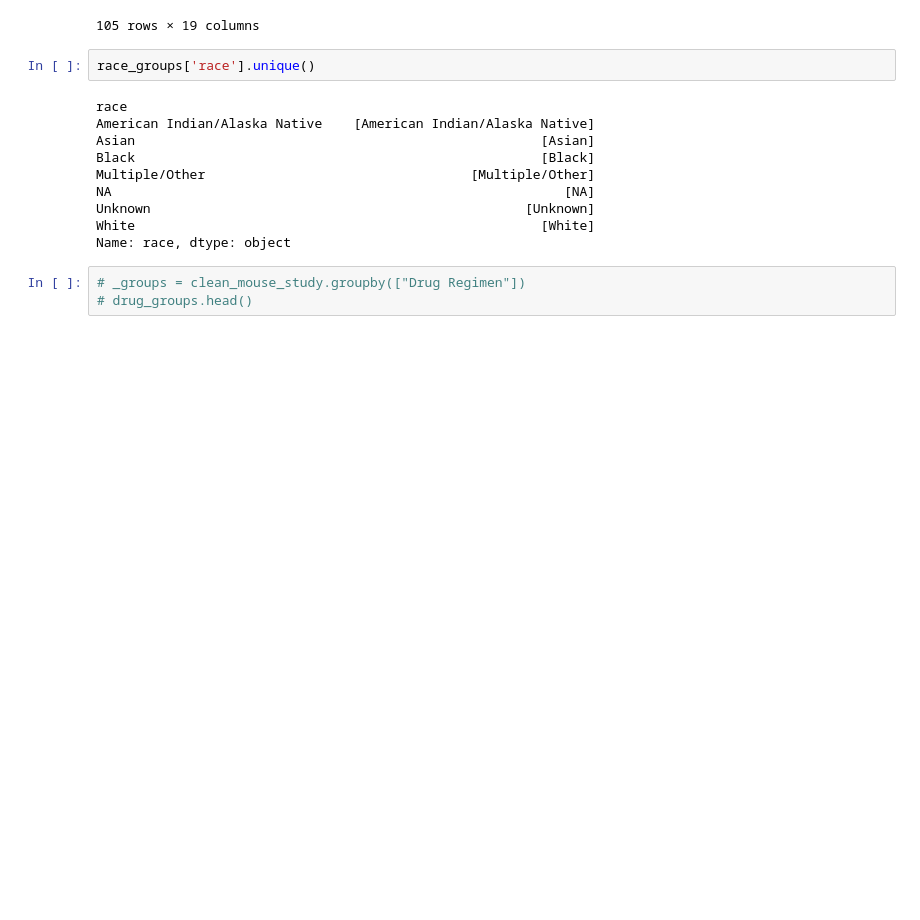
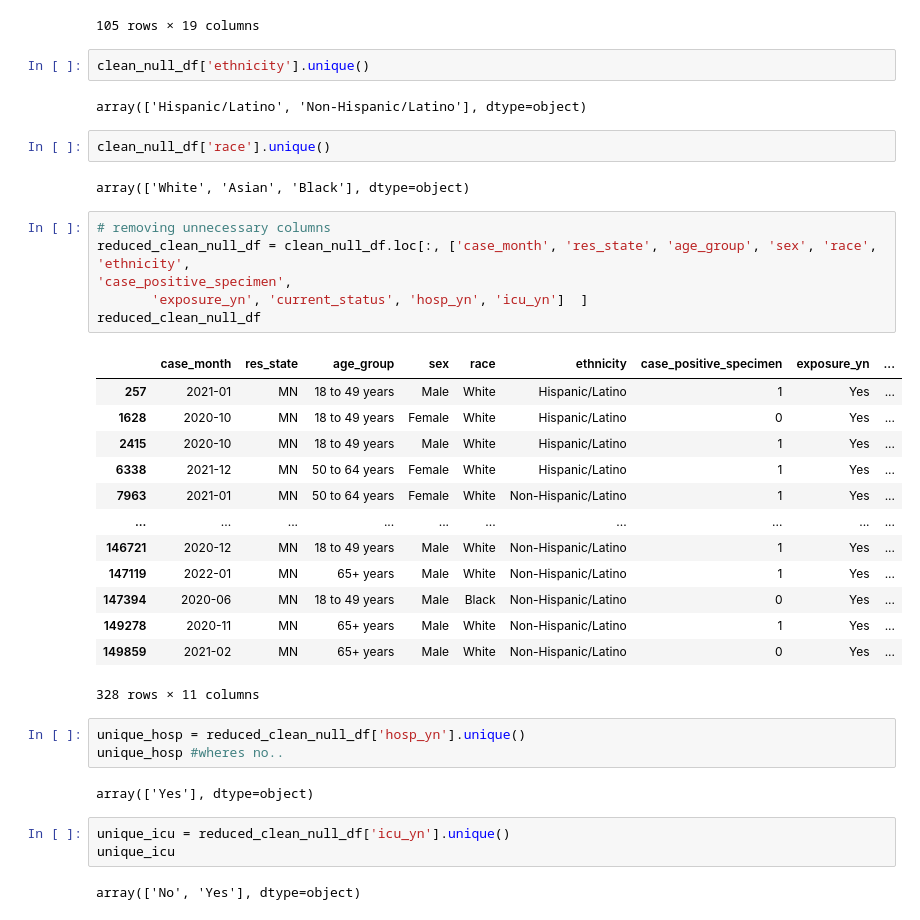
Before and after one commit to tlenzmeier58/team_practice_repo, a Jupyter notebook: Untitled.ipynb, the cells around one changed output. Drawn from its saved outputs; the diff is of its cells as text; blank space fills up the shorter version.

```diff
--- a/Untitled.ipynb
+++ b/Untitled.ipynb
@@ -73,17 +146,40 @@ race_groups.head(15)
 | 5032 | 2020-12 | MN | 27 | BELTRAMI | 27007 | 0 - 17 years | Female | American Indian/Alaska Native | ... |
 105 rows × 19 columns
 # %%
-race_groups['race'].unique()
+clean_null_df['ethnicity'].unique()
 # %% [output]
-race
-American Indian/Alaska Native    [American Indian/Alaska Native]
-Asian                                                    [Asian]
-Black                                                    [Black]
-Multiple/Other                                  [Multiple/Other]
-NA                                                          [NA]
-Unknown                                                [Unknown]
-White                                                    [White]
-Name: race, dtype: object
+array(['Hispanic/Latino', 'Non-Hispanic/Latino'], dtype=object)
 # %%
-# _groups = clean_mouse_study.groupby(["Drug Regimen"])
-# drug_groups.head()
+clean_null_df['race'].unique()
+# %% [output]
+array(['White', 'Asian', 'Black'], dtype=object)
+# %%
+# removing unnecessary columns
+reduced_clean_null_df = clean_null_df.loc[:, ['case_month', 'res_state', 'age_group', 'sex', 'race', 'ethnicity',
+'case_positive_specimen',
+       'exposure_yn', 'current_status', 'hosp_yn', 'icu_yn']  ]
+reduced_clean_null_df
+# %% [output]
+|  | case_month | res_state | age_group | sex | race | ethnicity | case_positive_specimen | exposure_yn | ... |
+| 257 | 2021-01 | MN | 18 to 49 years | Male | White | Hispanic/Latino | 1 | Yes | ... |
+| 1628 | 2020-10 | MN | 18 to 49 years | Female | White | Hispanic/Latino | 0 | Yes | ... |
+| 2415 | 2020-10 | MN | 18 to 49 years | Male | White | Hispanic/Latino | 1 | Yes | ... |
+| 6338 | 2021-12 | MN | 50 to 64 years | Female | White | Hispanic/Latino | 1 | Yes | ... |
+| 7963 | 2021-01 | MN | 50 to 64 years | Female | White | Non-Hispanic/Latino | 1 | Yes | ... |
+| ... | ... | ... | ... | ... | ... | ... | ... | ... | ... |
+| 146721 | 2020-12 | MN | 18 to 49 years | Male | White | Non-Hispanic/Latino | 1 | Yes | ... |
+| 147119 | 2022-01 | MN | 65+ years | Male | White | Non-Hispanic/Latino | 1 | Yes | ... |
+| 147394 | 2020-06 | MN | 18 to 49 years | Male | Black | Non-Hispanic/Latino | 0 | Yes | ... |
+| 149278 | 2020-11 | MN | 65+ years | Male | White | Non-Hispanic/Latino | 1 | Yes | ... |
+| 149859 | 2021-02 | MN | 65+ years | Male | White | Non-Hispanic/Latino | 0 | Yes | ... |
+328 rows × 11 columns
+# %%
+unique_hosp = reduced_clean_null_df['hosp_yn'].unique()
+unique_hosp #wheres no..
+# %% [output]
+array(['Yes'], dtype=object)
+# %%
+unique_icu = reduced_clean_null_df['icu_yn'].unique()
+unique_icu
+# %% [output]
+array(['No', 'Yes'], dtype=object)
```
Also changed, not shown: parts of 8 cells of this notebook.
